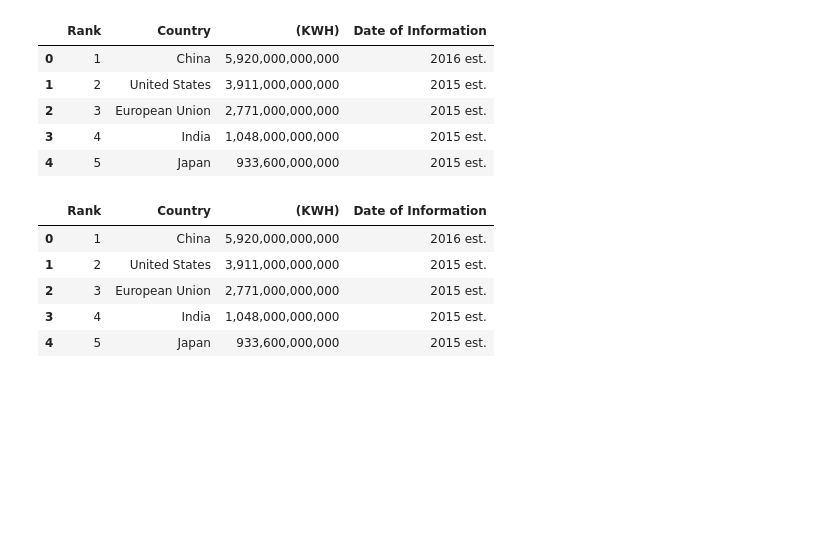
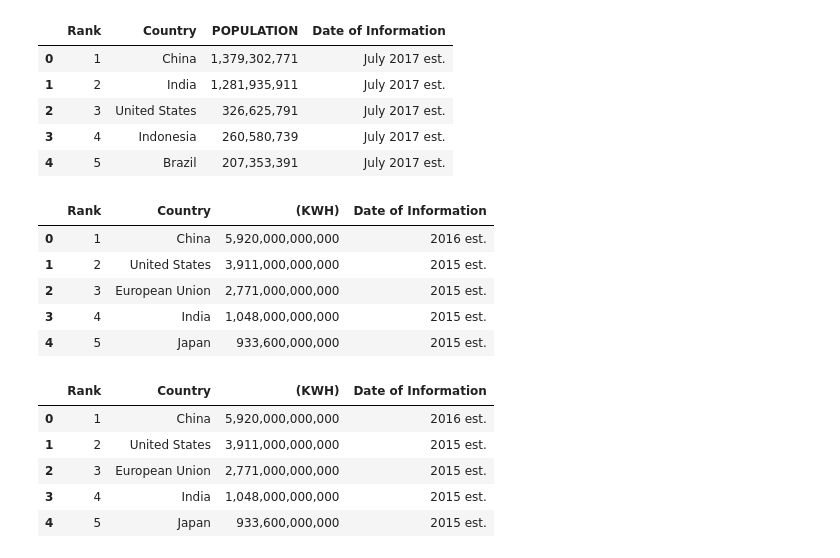
Before and after one commit to MCassetti/project_luther, a Jupyter notebook: project_luther_webscraper.ipynb, the cells around one changed output. Saved outputs shown, nothing was run; the diff lists cells and outputs as text; code cells hidden in the pictures; blank space fills up the shorter version.

```diff
--- a/project_luther_webscraper.ipynb
+++ b/project_luther_webscraper.ipynb
@@ -21,6 +39,19 @@ def web_scrape_cia(url):
         entries.append(desired_info)
 
     return pd.DataFrame(entries,columns=cols)
+# %%
+# population per country
+url = 'https://www.cia.gov/library/publications/the-world-factbook/rankorder/2119rank.html'
+tpop = web_scrape_cia(url)
+# %%
+tpop.head()
+# %% [output]
+|  | Rank | Country | POPULATION | Date of Information |
+| 0 | 1 | China | 1,379,302,771 | July 2017 est. |
+| 1 | 2 | India | 1,281,935,911 | July 2017 est. |
+| 2 | 3 | United States | 326,625,791 | July 2017 est. |
+| 3 | 4 | Indonesia | 260,580,739 | July 2017 est. |
+| 4 | 5 | Brazil | 207,353,391 | July 2017 est. |
 # %%
 # electricity consumption per country
 url = 'https://www.cia.gov/library/publications/the-world-factbook/rankorder/2233rank.html'
```
Also changed, not shown: parts of 21 cells of this notebook, 2 other files.
